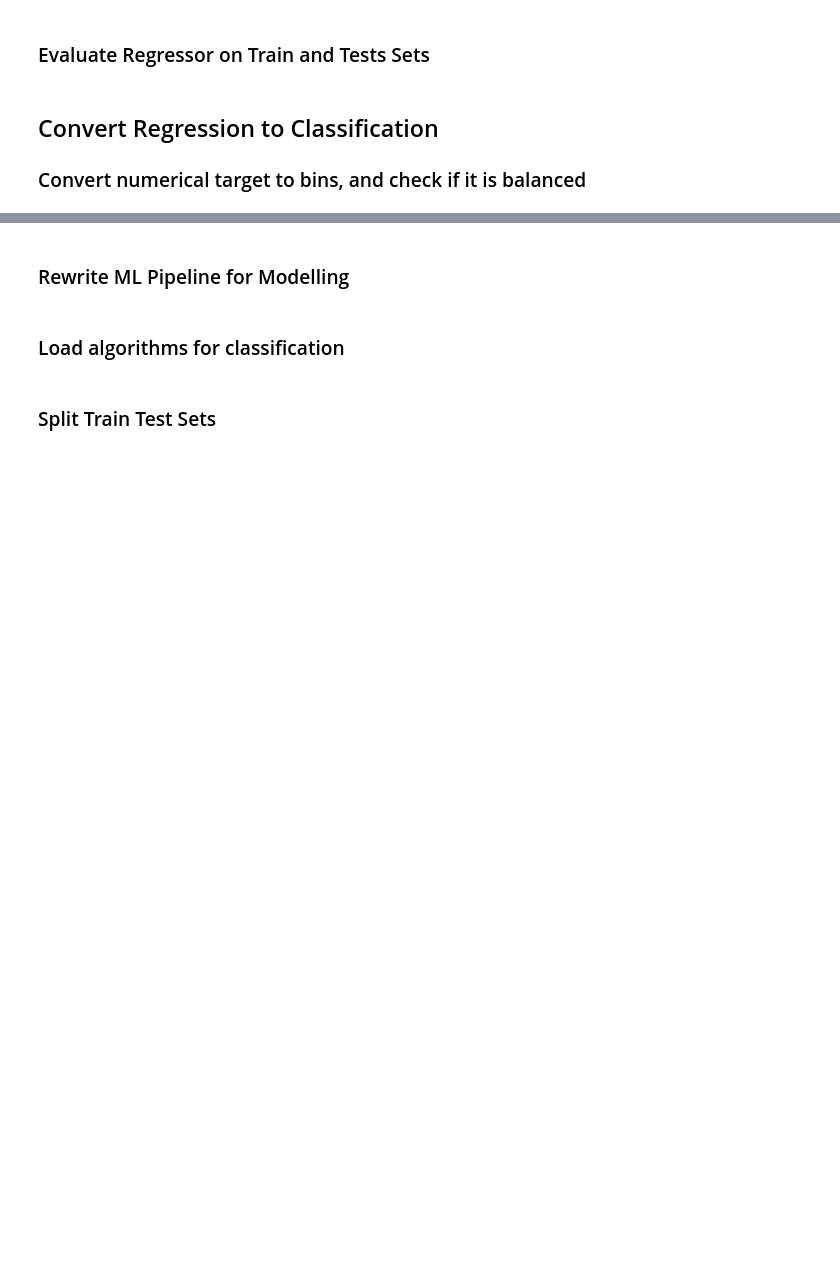
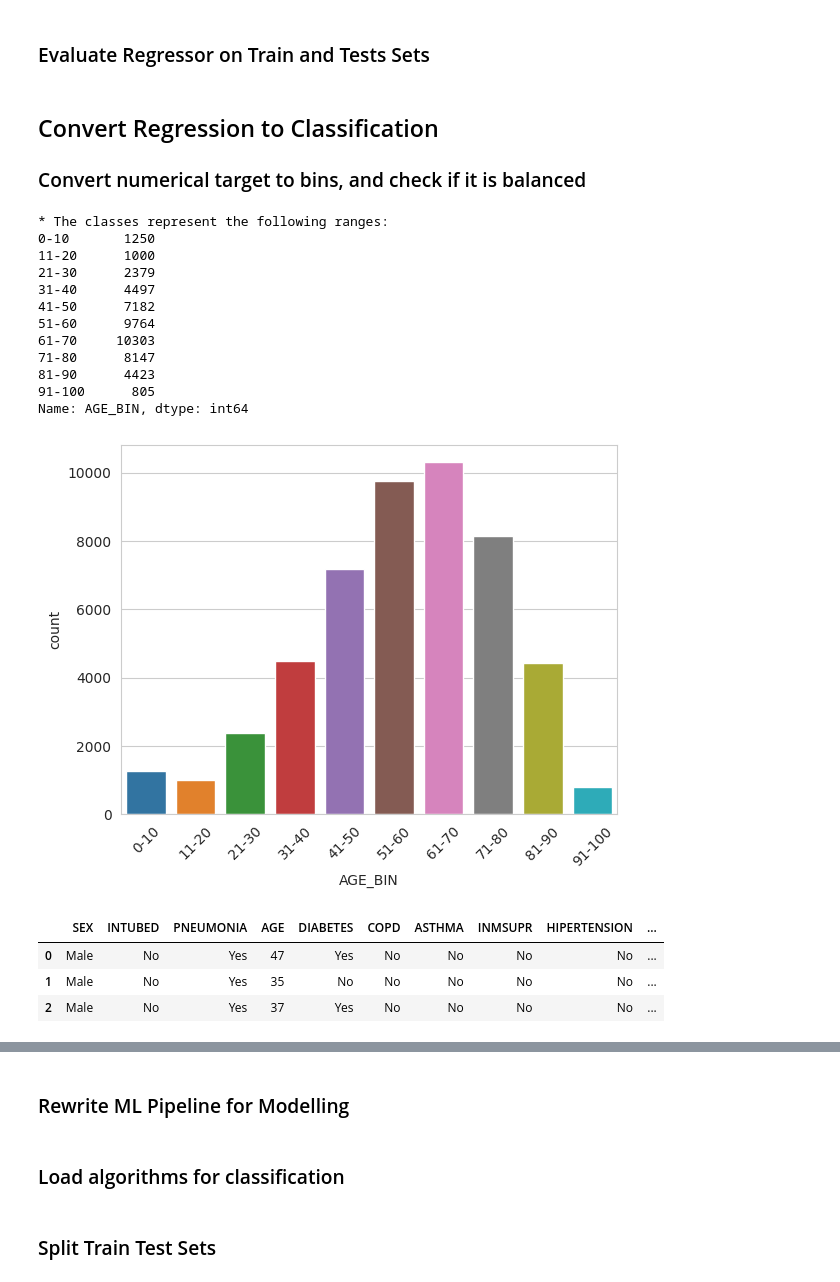
Before and after one commit to cniblock/milestone-covid-19-study, a Jupyter notebook: jupyter_notebooks/06 - Modeling and Evaluation - Regression.ipynb, the cells around one changed output, grey strips where cells are left out. Cells and saved outputs as stored; diff of their text form; code cells hidden in the pictures; blank space fills up the shorter version.

Commit message:
add bin adges and labels for age bins for converting num target

```diff
--- a/jupyter_notebooks/06 - Modeling and Evaluation - Regression.ipynb
+++ b/jupyter_notebooks/06 - Modeling and Evaluation - Regression.ipynb
@@ -593,2 +635,33 @@ plt.show()
+# %%
+from feature_engine.discretisation import EqualFrequencyDiscretiser
+bin_edges = [0, 10, 20, 30, 40, 50, 60, 70, 80, 90, 100]
+bin_labels = ['0-10', '11-20', '21-30', '31-40', '41-50', '51-60', '61-70', '71-80', '81-90', '91-100']
+
+df['AGE_BIN'] = pd.cut(df['AGE'], bins=bin_edges, labels=bin_labels, right=False)
+print(f"* The classes represent the following ranges: \n{df['AGE_BIN'].value_counts().sort_index()} \n")
+
+sns.countplot(data=df, x='AGE_BIN')
+plt.xticks(rotation=45)
+plt.show()
+
+df.head(3)
+# %% [output]
+* The classes represent the following ranges:
+0-10       1250
+11-20      1000
+21-30      2379
+31-40      4497
+41-50      7182
+51-60      9764
+61-70     10303
+71-80      8147
+81-90      4423
+91-100      805
+Name: AGE_BIN, dtype: int64
+[figure, added]
+|  | SEX | INTUBED | PNEUMONIA | AGE | DIABETES | COPD | ASTHMA | INMSUPR | HIPERTENSION | ... |
+| 0 | Male | No | Yes | 47 | Yes | No | No | No | No | ... |
+| 1 | Male | No | Yes | 35 | No | No | No | No | No | ... |
+| 2 | Male | No | Yes | 37 | Yes | No | No | No | No | ... |
 # %%
 df_clf.head(3)
```
Also changed, not shown: parts of 11 cells of this notebook.
